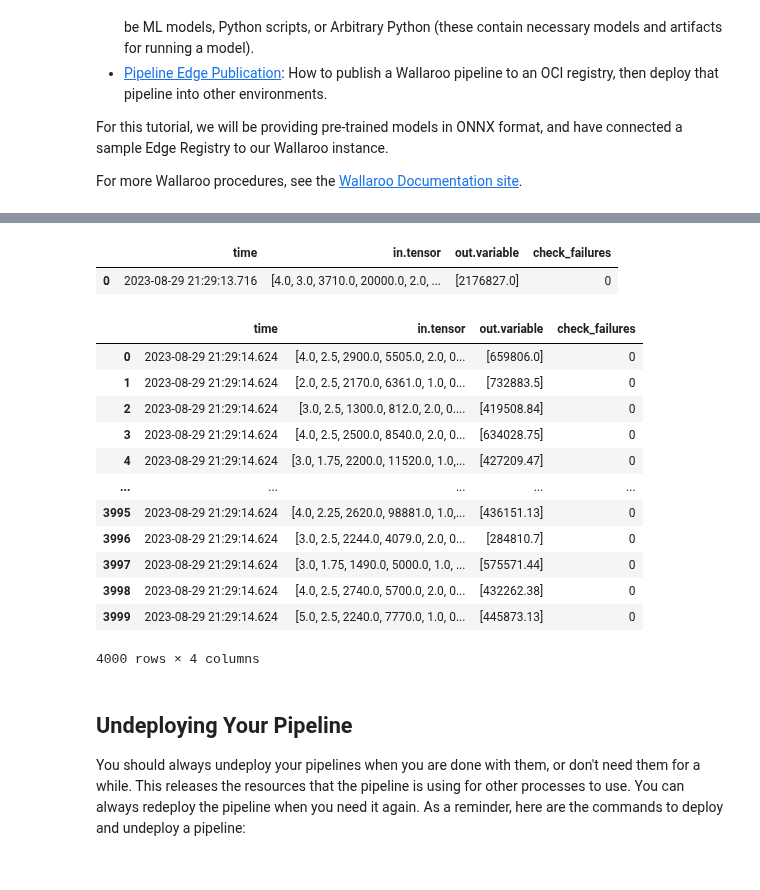
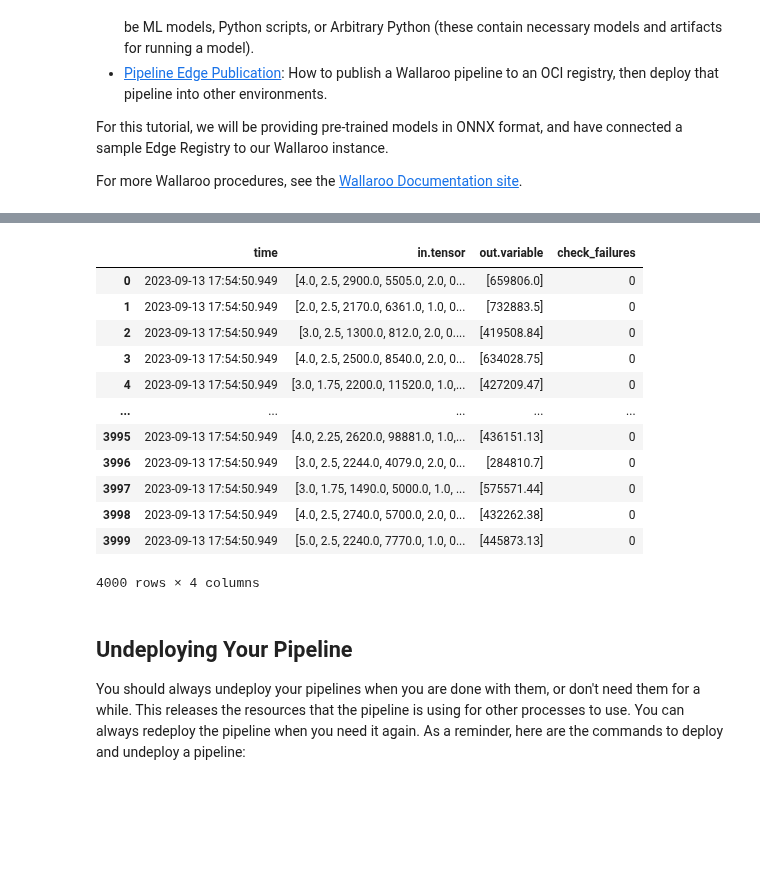
Before and after one commit to WallarooLabs/Workshops, a Jupyter notebook: Linear Regression/Real Estate/Notebooks-with-code/N7_publsh_pipeline_for_edge-with-code.ipynb, the cells around one changed output, grey strips where cells are left out. Drawn from its saved outputs; the diff is of its cells as text; code cells hidden in the pictures; blank space fills up the shorter version.

```diff
--- a/Linear Regression/Real Estate/Notebooks-with-code/N7_publsh_pipeline_for_edge-with-code.ipynb
+++ b/Linear Regression/Real Estate/Notebooks-with-code/N7_publsh_pipeline_for_edge-with-code.ipynb
@@ -106,11 +108,24 @@ This tutorial assumes that the user is already experienced with creating workspa
 # %%
-# return the workspace called <name>, or create it if it does not exist.
-# this function assumes your connection to wallaroo is called wl
-def get_workspace(name, client):
-    workspace = None
-    for ws in client.list_workspaces():
-        if ws.name() == name:
-            workspace= ws
-    if(workspace == None):
-        workspace = client.create_workspace(name)
-    return workspace
+# retrieve the previous workspace, model, and pipeline version
+
+workspace_name = "workshop-workspace-john-05"
+
+workspace = get_workspace(workspace_name, wl)
+
+# set your current workspace to the workspace that you just created
+wl.set_current_workspace(workspace)
+
+# optionally, examine your current workspace
+wl.get_current_workspace()
+
+model_name = 'house-price-prime'
+
+prime_model_version = get_model_version(model_name, workspace)
+
+pipeline_name = 'houseprice-estimator'
+
+pipeline = get_pipeline(pipeline_name, workspace)
+
+display(workspace)
+display(prime_model_version)
+display(pipeline)
@@ -326,5 +161,7 @@ my_pipeline.deploy(deployment_config=deploy_config)
 # %%
+pipeline.clear()
+pipeline.add_model_step(prime_model_version)
+
 deploy_config = wallaroo.DeploymentConfigBuilder().replica_count(1).cpus(0.5).memory("1Gi").build()
-my_pipeline.deploy(deployment_config=deploy_config)
-my_pipeline.status()
+pipeline.deploy(deployment_config=deploy_config)
 # %% [output]
@@ -432,24 +180,20 @@ display(multiple_result)
 # %%
-single_result = my_pipeline.infer_from_file('../data/singleton.df.json')
-display(single_result)
+# sample inference from previous code here
 
-multiple_result = my_pipeline.infer_from_file('../data/test_data.df.json')
-display(multiple_result)
+pipeline.infer_from_file('../data/test_data.df.json')
 # %% [output]
 |  | time | in.tensor | out.variable | check_failures |
-| 0 | 2023-08-29 21:29:13.716 | [4.0, 3.0, 3710.0, 20000.0, 2.0, ... | [2176827.0] | 0 |
+| 0 | 2023-09-13 17:54:50.949 | [4.0, 2.5, 2900.0, 5505.0, 2.0, 0... | [659806.0] | 0 |
+| 1 | 2023-09-13 17:54:50.949 | [2.0, 2.5, 2170.0, 6361.0, 1.0, 0... | [732883.5] | 0 |
+| 2 | 2023-09-13 17:54:50.949 | [3.0, 2.5, 1300.0, 812.0, 2.0, 0.... | [419508.84] | 0 |
+| 3 | 2023-09-13 17:54:50.949 | [4.0, 2.5, 2500.0, 8540.0, 2.0, 0... | [634028.75] | 0 |
+| 4 | 2023-09-13 17:54:50.949 | [3.0, 1.75, 2200.0, 11520.0, 1.0,... | [427209.47] | 0 |
+| ... | ... | ... | ... | ... |
+| 3995 | 2023-09-13 17:54:50.949 | [4.0, 2.25, 2620.0, 98881.0, 1.0,... | [436151.13] | 0 |
+| 3996 | 2023-09-13 17:54:50.949 | [3.0, 2.5, 2244.0, 4079.0, 2.0, 0... | [284810.7] | 0 |
+| 3997 | 2023-09-13 17:54:50.949 | [3.0, 1.75, 1490.0, 5000.0, 1.0, ... | [575571.44] | 0 |
+| 3998 | 2023-09-13 17:54:50.949 | [4.0, 2.5, 2740.0, 5700.0, 2.0, 0... | [432262.38] | 0 |
+| 3999 | 2023-09-13 17:54:50.949 | [5.0, 2.5, 2240.0, 7770.0, 1.0, 0... | [445873.13] | 0 |
-|  | time | in.tensor | out.variable | check_failures |
-| 0 | 2023-08-29 21:29:14.624 | [4.0, 2.5, 2900.0, 5505.0, 2.0, 0... | [659806.0] | 0 |
-| 1 | 2023-08-29 21:29:14.624 | [2.0, 2.5, 2170.0, 6361.0, 1.0, 0... | [732883.5] | 0 |
-| 2 | 2023-08-29 21:29:14.624 | [3.0, 2.5, 1300.0, 812.0, 2.0, 0.... | [419508.84] | 0 |
-| 3 | 2023-08-29 21:29:14.624 | [4.0, 2.5, 2500.0, 8540.0, 2.0, 0... | [634028.75] | 0 |
-| 4 | 2023-08-29 21:29:14.624 | [3.0, 1.75, 2200.0, 11520.0, 1.0,... | [427209.47] | 0 |
-| ... | ... | ... | ... | ... |
-| 3995 | 2023-08-29 21:29:14.624 | [4.0, 2.25, 2620.0, 98881.0, 1.0,... | [436151.13] | 0 |
-| 3996 | 2023-08-29 21:29:14.624 | [3.0, 2.5, 2244.0, 4079.0, 2.0, 0... | [284810.7] | 0 |
-| 3997 | 2023-08-29 21:29:14.624 | [3.0, 1.75, 1490.0, 5000.0, 1.0, ... | [575571.44] | 0 |
-| 3998 | 2023-08-29 21:29:14.624 | [4.0, 2.5, 2740.0, 5700.0, 2.0, 0... | [432262.38] | 0 |
-| 3999 | 2023-08-29 21:29:14.624 | [5.0, 2.5, 2240.0, 7770.0, 1.0, 0... | [445873.13] | 0 |
 4000 rows × 4 columns
 # %% [markdown]
 ## Undeploying Your Pipeline
```
Also changed, not shown: parts of 30 cells of this notebook, 17 other files.
